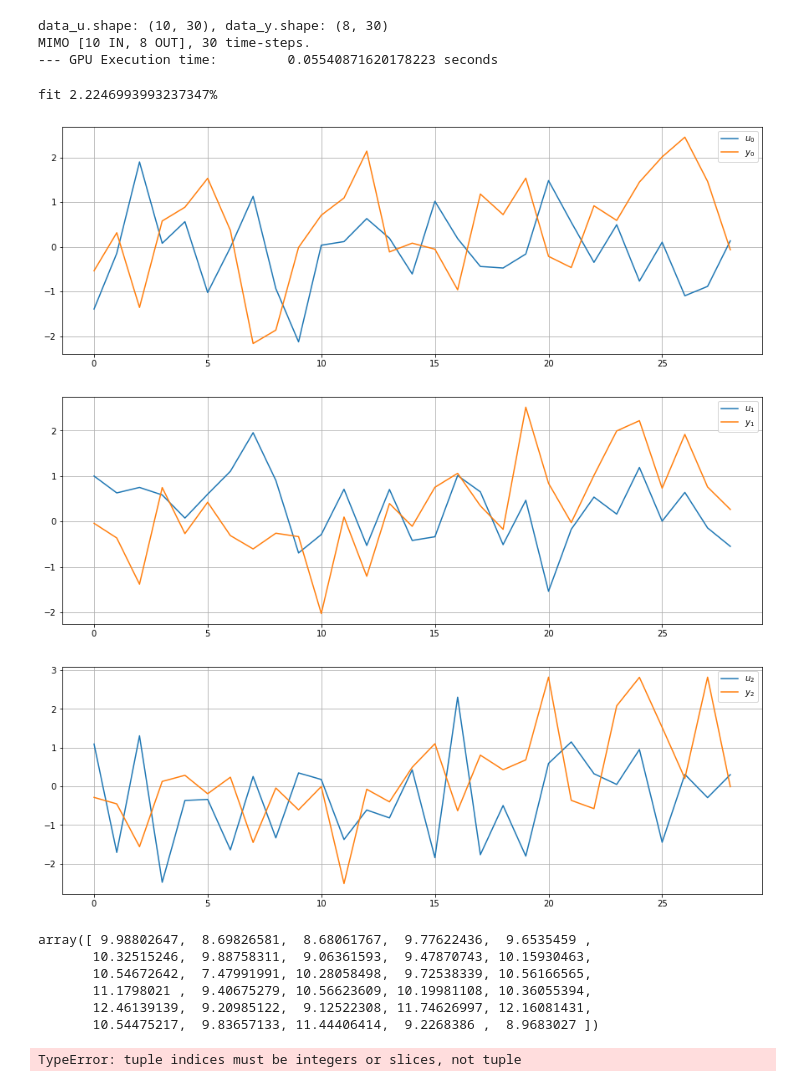
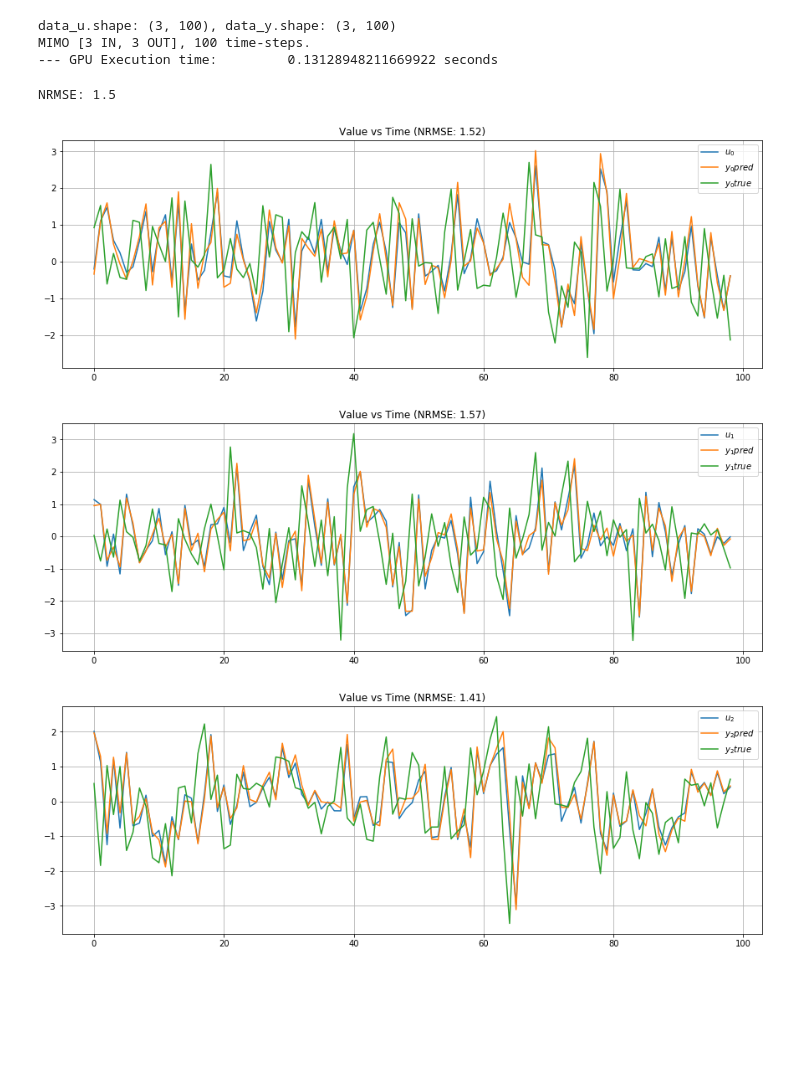
Before and after one commit to temp3rr0r/sysid, a Jupyter notebook: examples/System Identification GPU.ipynb, the cells around one changed output. Drawn from its saved outputs; the diff is of its cells as text; code cells hidden in the pictures; blank space fills up the shorter version.

Commit message:
NRMSE calc updates 2. Correct jupyter with rand normal noise data.

```diff
--- a/examples/System Identification GPU.ipynb
+++ b/examples/System Identification GPU.ipynb
@@ -7,13 +6,15 @@ import pandas as pd
 import cupy as np
 import numpy
 import matplotlib.pyplot as plt
+# %%
+tf = 100  # 365 * 5
+dt = 1
+plot_stuff = True
+
+data_u = np.random.randn(3, tf)  # 40 * 45
+# data_y = np.random.randn(3, tf)  # 40 * 45
+data_y = data_u + 0.5  *  np.random.randn(3, tf)  # 40 * 45
 # %%
-tf = 30  # 365 * 5
-dt = 1
-plot_stuff = True
-
-data_u = np.random.randn(10, tf)  # 40 * 45
-data_y = np.random.randn(8, tf) + 10  # 40 * 45
 print("data_u.shape: {}, data_y.shape: {}".format(data_u.shape, data_y.shape))
 print("MIMO [{} IN, {} OUT], {} time-steps.".format(data_u.shape[0], data_y.shape[0], data_u.shape[1]))
 
@@ -21,7 +22,7 @@ def f_prbs_4d(t, x, i):
     return np.array([data_u[:, i]], dtype=numpy.float16).T
 
 start_time = time.time()  # Serial
-ss3_id = sysid.subspace_det_algo1(y=data_y, u=data_u,
+ss3_id = subspace_det_algo1(y=data_y, u=data_u,
     f=5,  # 5 Forward steps
     p=5,  # 5 Backward steps
     s_tol=0.01,  # 0.2
@@ -29,9 +30,9 @@ ss3_id = sysid.subspace_det_algo1(y=data_y, u=data_u,
     order=-1)
 print("--- GPU Execution time:\t\t{} seconds".format(time.time() - start_time))
 # %% [output]
-data_u.shape: (10, 30), data_y.shape: (8, 30)
-MIMO [10 IN, 8 OUT], 30 time-steps.
---- GPU Execution time:         0.05540871620178223 seconds
+data_u.shape: (3, 100), data_y.shape: (3, 100)
+MIMO [3 IN, 3 OUT], 100 time-steps.
+--- GPU Execution time:         0.13128948211669922 seconds
 # %%
 data3_id = ss3_id.simulate(
     f_u=f_prbs_4d,
@@ -40,30 +41,17 @@ data3_id = ss3_id.simulate(
 # %%
 timesteps = data3_id.t.tolist()
 for i in range(3):
     plt.figure(figsize=(15,5))
     plt.plot(timesteps, data3_id.u[:,i,:][0].tolist(), label='$u_{:d}$'.format(i))
-    plt.plot(timesteps, data3_id.y[:,i,:][0].tolist(), label='$y_{:d}$'.format(i))
+    plt.plot(timesteps, data3_id.y[:,i,:][0].tolist(), label='$y_{:d} pred$'.format(i))
+    plt.plot(timesteps, data_y[i,1:].tolist(), label='$y_{:d}true$'.format(i))
     plt.legend()
     plt.grid()
+    plt.title("Value vs Time (NRMSE: {})".format(round(float(nrms(np.array(data_y[i, 1:]),np.array(data3_id.y[:,i,:][0]))), 2)))
 
-print('fit {}%'.format(100*sysid.subspace.nrms(data3_id.y, data_y[:, -1:])))
+print("NRMSE: {}".format(round(float(nrms(np.array(data_y[:, 1:]),np.array(data3_id.y[0]))), 2)))
 # %% [output]
-fit 2.2246993993237347%
+NRMSE: 1.5
-[figure, old version]
+[figure, new version]
-[figure, old version]
+[figure, new version]
-[figure, old version]
+[figure, new version]
-# %%
-data3_id.y[0, i]
-data_y[i, :]
-# %% [output]
-array([ 9.98802647,  8.69826581,  8.68061767,  9.77622436,  9.6535459 ,
-       10.32515246,  9.88758311,  9.06361593,  9.47870743, 10.15930463,
-       10.54672642,  7.47991991, 10.28058498,  9.72538339, 10.56166565,
-       11.1798021 ,  9.40675279, 10.56623609, 10.19981108, 10.36055394,
-       12.46139139,  9.20985122,  9.12522308, 11.74626997, 12.16081431,
-       10.54475217,  9.83657133, 11.44406414,  9.2268386 ,  8.9683027 ])
-# %%
-data_y.shape
-data3_id.y.shape[:, i, :][0].shape
-# %% [output]
-TypeError: tuple indices must be integers or slices, not tuple
```
Also changed, not shown: parts of 16 cells of this notebook.
